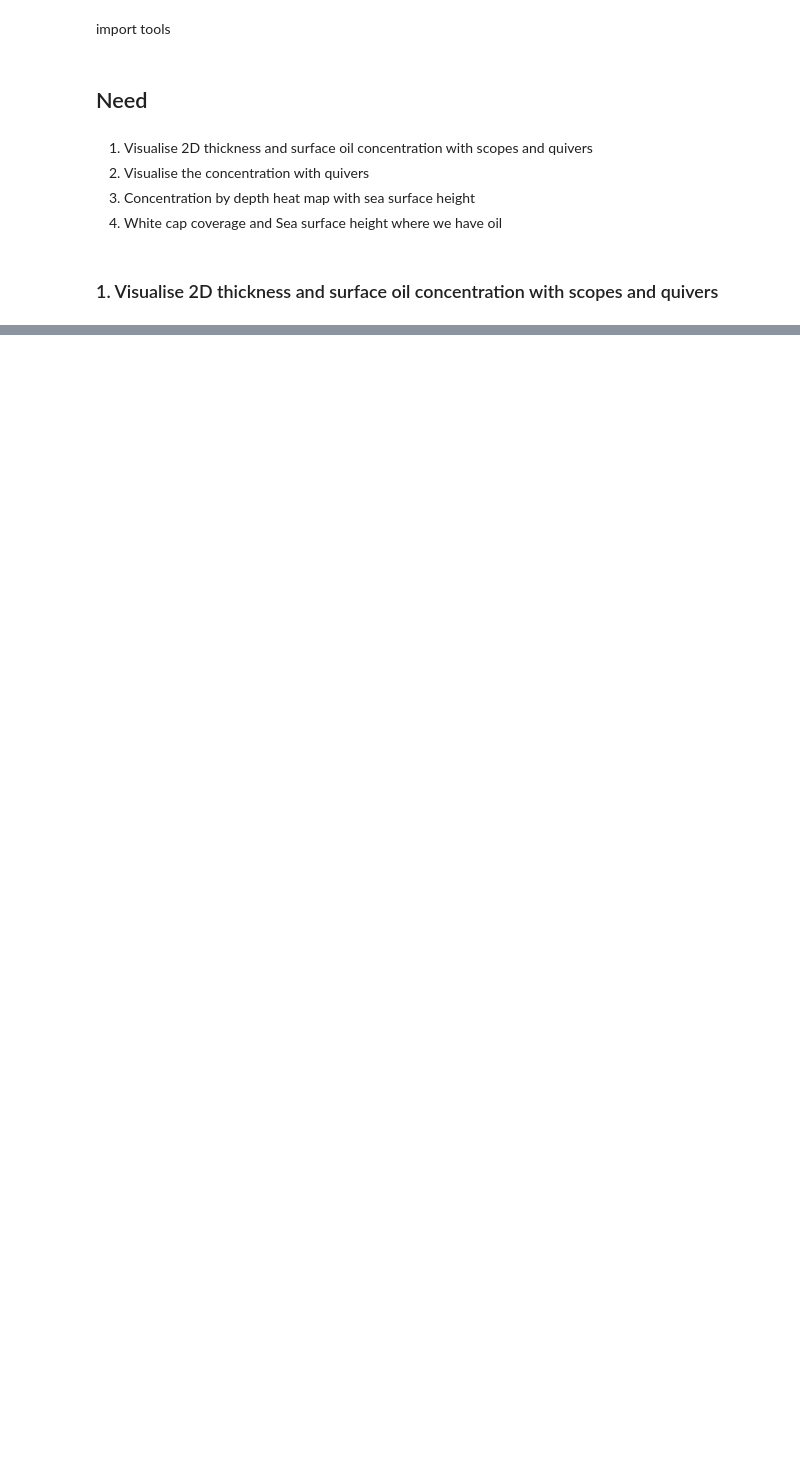
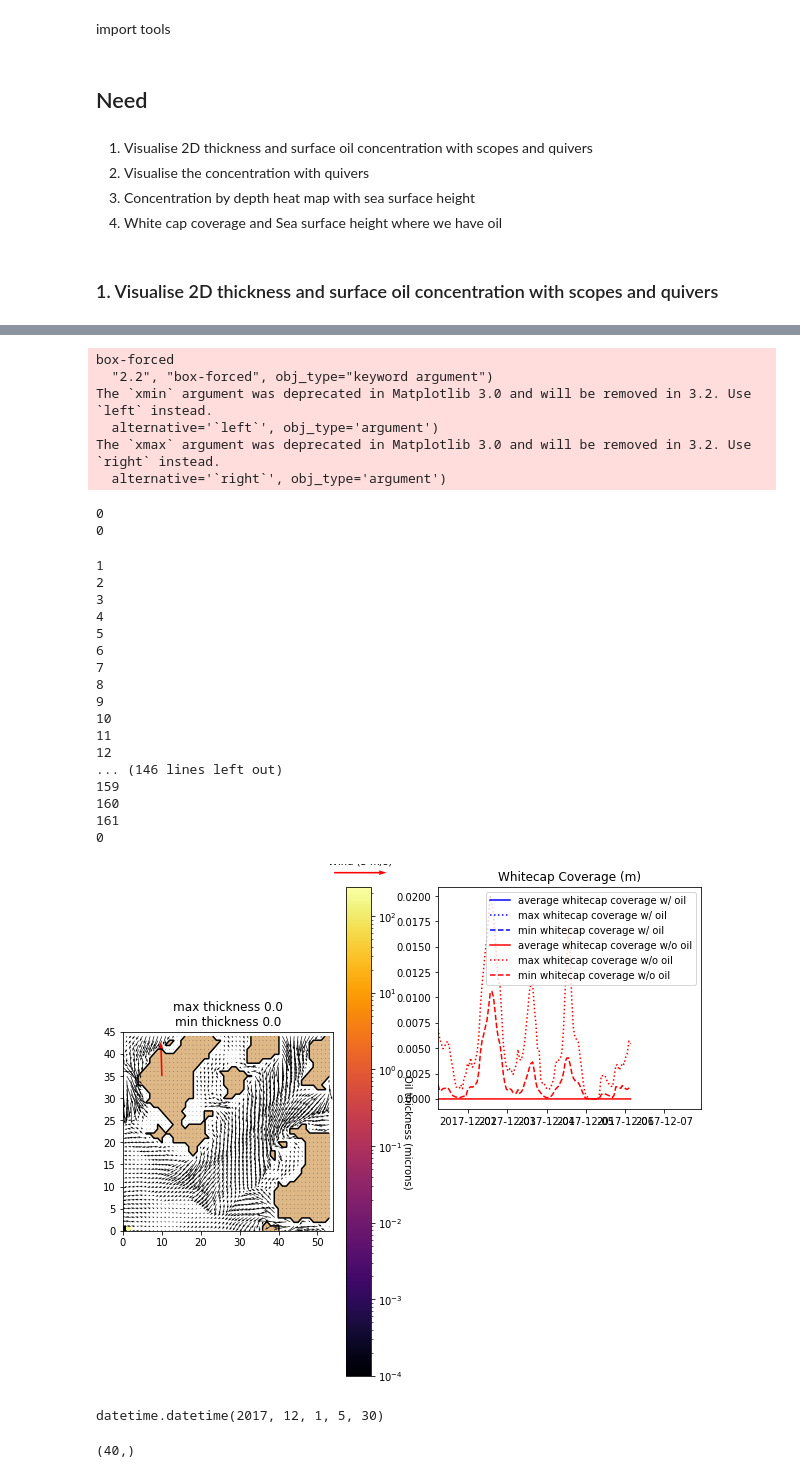
Before and after one commit to ambhudia/analysis-ashutosh, a Jupyter notebook: oil_graphics.ipynb, the cells around one changed output, grey strips where cells are left out. Cells and saved outputs as stored; diff of their text form; code cells hidden in the pictures; blank space fills up the shorter version.

```diff
--- a/oil_graphics.ipynb
+++ b/oil_graphics.ipynb
@@ -91,6 +91,22 @@ def current_quivers(file, i, ymin, ymax, xmin, xmax):
     current_v = file['Results']['velocity V'][f'velocity V_{attr}'][39][xmin:xmax, ymin:ymax]
     return current_u.T, current_v.T
 
+def ssh(file, i, ymin, ymax, xmin, xmax):
+    """ produce the required arrays for sea surface height
+    """
+    i = i + 1
+    attr = (5 - len(str(i))) * "0" + str(i)
+    sossheig = file['Results']['water level'][f'water level_{attr}'][xmin:xmax, ymin:ymax]
+    return sossheig.T
+
+def wcc(file, i, ymin, ymax, xmin, xmax):
+    """ produce the required arrays for whitecap coverage
+    """
+    i = i + 1
+    attr = (5 - len(str(i))) * "0" + str(i)
+    whitecap = file['Results']['whitecap coverage'][f'whitecap coverage_{attr}'][xmin:xmax, ymin:ymax]
+    return whitecap.T
+
 def produce_mask(yshape, xshape):
     mask = np.ones([yshape,xshape])
     interval = 5
@@ -346,2 +359,0 @@ def plot_conc(xr_path, currents_path, winds_path, outfile_path, mask = mask):
-# %%
-f = xr.open_dataset('/home/abhudia/viz_test/oil.nc')
@@ -359,0 +514,34 @@ msf
+# %%
+plot_thickness_with_ssh('/home/abhudia/viz_test/oil.nc',
+                        '/home/abhudia/viz_test/t.hdf5',
+                        '/home/abhudia/viz_test/ww3.hdf5',
+                        '/home/abhudia/viz_test/curr.hdf5',
+                        '/home/abhudia/viz_test/winds.hdf5',
+                        '/home/abhudia/viz_test/thick_ssh.mp4')
+# %% [output]
+box-forced
+  "2.2", "box-forced", obj_type="keyword argument")
+The `xmin` argument was deprecated in Matplotlib 3.0 and will be removed in 3.2. Use `left` instead.
+  alternative='`left`', obj_type='argument')
+The `xmax` argument was deprecated in Matplotlib 3.0 and will be removed in 3.2. Use `right` instead.
+  alternative='`right`', obj_type='argument')
+0
+0
+1
+2
+3
+4
+5
+6
+7
+8
+9
+10
+11
+12
+... (146 lines left out)
+159
+160
+161
+0
+[figure, added]
@@ -359,0 +550,8 @@ msf
+# %%
+xr.open_dataset('/home/abhudia/viz_test/oil.nc').time[0].values.astype('datetime64[s]').astype(datetime.datetime)
+# %% [output]
+datetime.datetime(2017, 12, 1, 5, 30)
+# %%
+np.sum(np.sum(oil.OilConcentration_3D.isel(time = 0).values, axis = 1), axis = 1).shape
+# %% [output]
+(40,)
```
Also changed, not shown: parts of 24 cells of this notebook, 2 other files.
